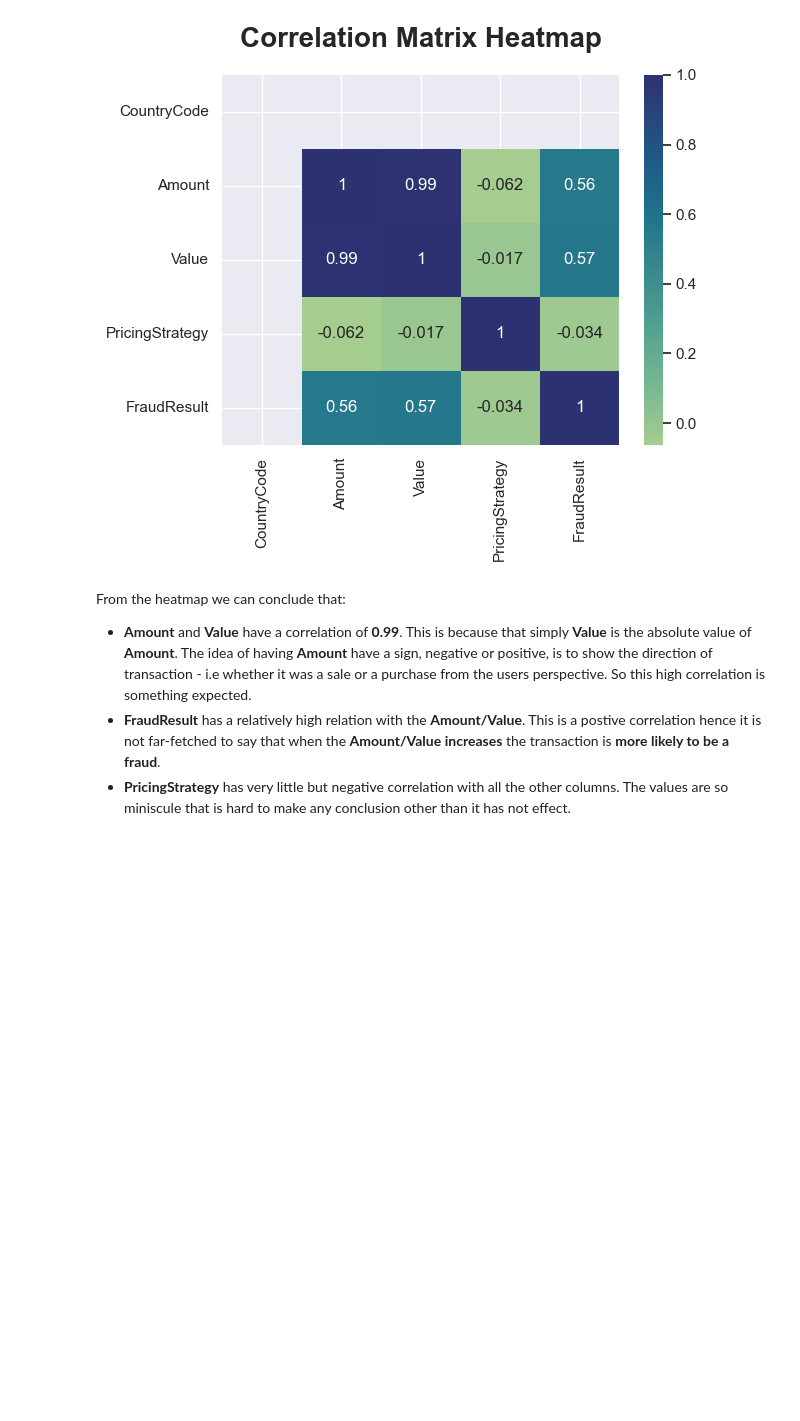
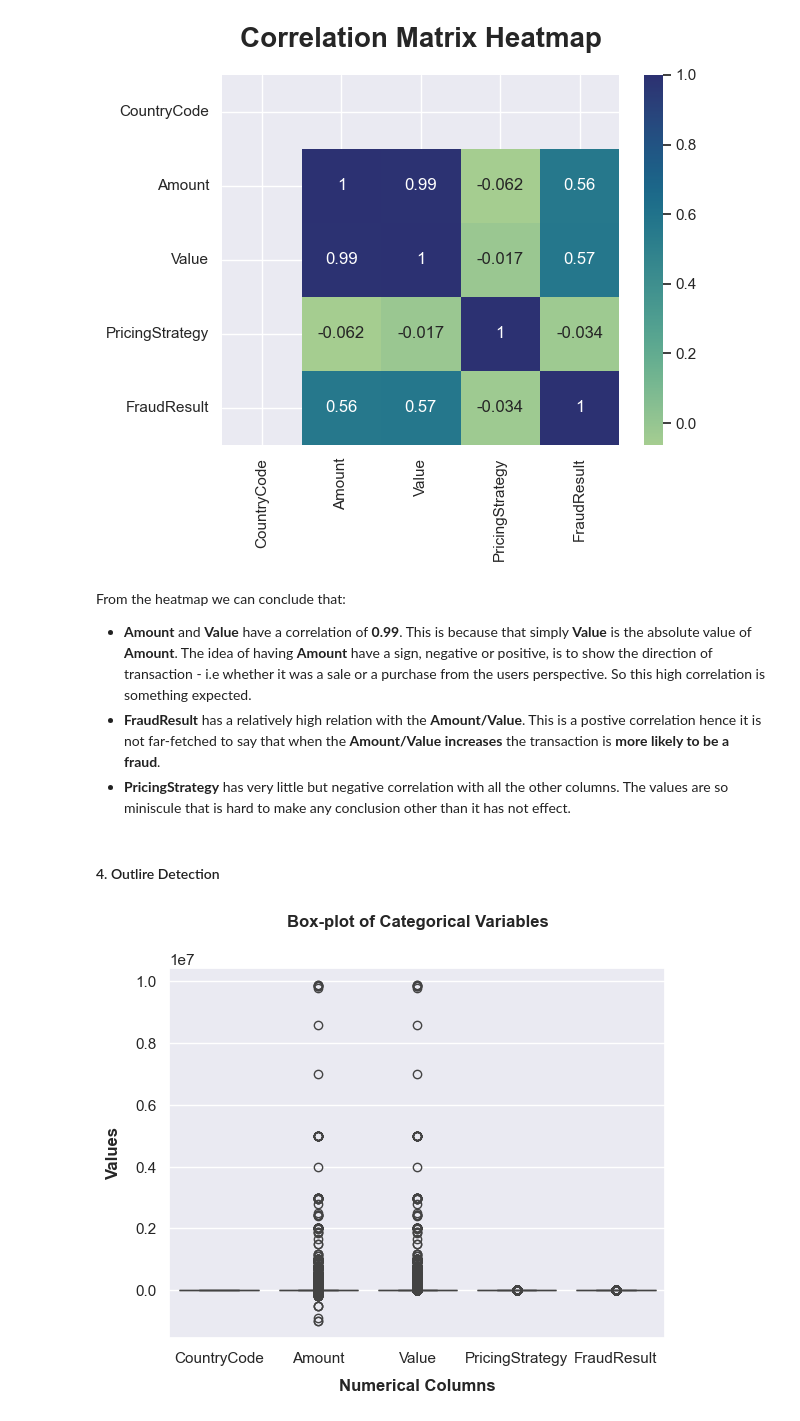
Before and after one commit to WildCayote/Bati-Bank-Credit-Scoring, a Jupyter notebook: notebooks/eda.ipynb, the cells around one changed output. Drawn from its saved outputs; the diff is of its cells as text; code cells hidden in the pictures; blank space fills up the shorter version.

Commit message:
Feat: Finished outlier detection

```diff
--- a/notebooks/eda.ipynb
+++ b/notebooks/eda.ipynb
@@ -146,3 +146,9 @@ From the heatmap we can conclude that:
 - **Amount** and **Value** have a correlation of **0.99**. This is because that simply **Value** is the absolute value of **Amount**. The idea of having **Amount** have a sign, negative or positive, is to show the direction of transaction - i.e whether it was a sale or a purchase from the users perspective. So this high correlation is something expected.
 - **FraudResult** has a relatively high relation with the **Amount/Value**. This is a postive correlation hence it is not far-fetched to say that when the **Amount/Value** **increases** the transaction is **more likely to be a fraud**.
 - **PricingStrategy** has very little but negative correlation with all the other columns. The values are so miniscule that is hard to make any conclusion other than it has not effect.
+# %% [markdown]
+#### 4. Outlire Detection
+# %%
+eda_analyzer.outlire_detection()
+# %% [output]
+[figure, added]
```
Also changed, not shown: parts of 2 cells of this notebook.
